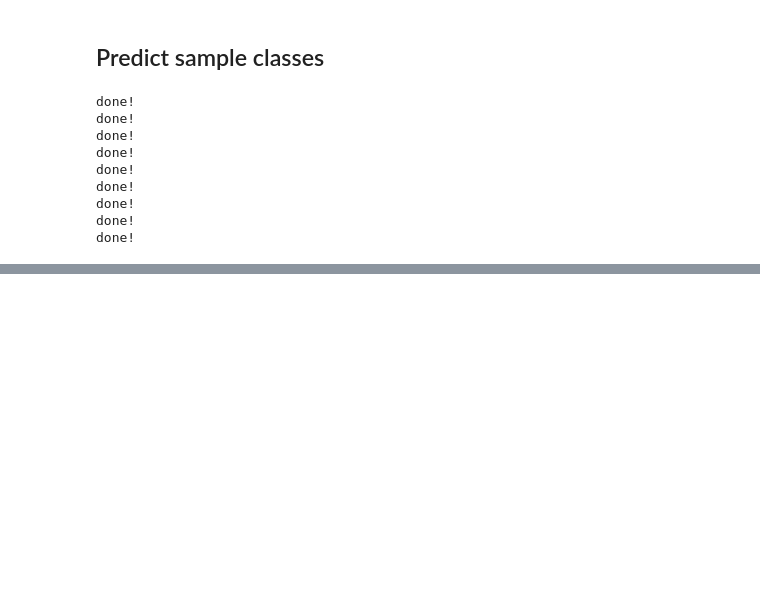
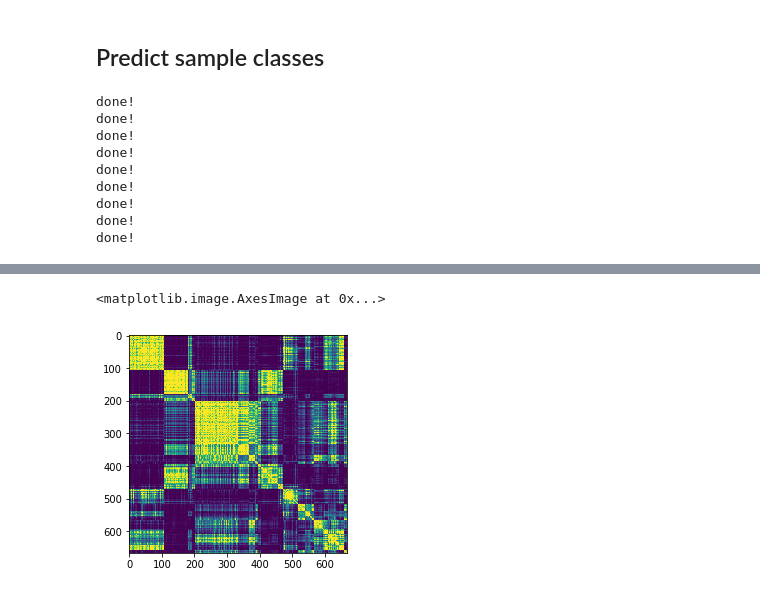
Before and after one commit to baliga-lab/miner3, a Jupyter notebook: miner/src/minerAnalysis.ipynb, the cells around one changed output, grey strips where cells are left out. Saved outputs shown, nothing was run; the diff lists cells and outputs as text; code cells hidden in the pictures; blank space fills up the shorter version.

```diff
--- a/miner/src/minerAnalysis.ipynb
+++ b/miner/src/minerAnalysis.ipynb
@@ -267,0 +330,13 @@ NameError: name 'miner' is not defined
+# %%
+regulonDictionary = miner.expandRegulonDictionary(regulons)
+# %%
+# create a background matrix used for statistical hypothesis testing
+bkgd = miner.backgroundDf(expressionData)
+# for each cluster, give samples that show high coherent cluster activity
+overExpressedMembers = miner.biclusterMembershipDictionary(regulonDictionary,bkgd,label=2)
+# for each cluster, give samples that show low coherent cluster activity
+underExpressedMembers = miner.biclusterMembershipDictionary(regulonDictionary,bkgd,label=0)
+# for each cluster, give samples that do not show coherent cluster activity
+dysregulatedMembers = miner.biclusterMembershipDictionary(regulonDictionary,bkgd,label="excluded")
+# for each cluster, give samples that show coherent cluster activity, despite magnitude of expression
+coherentMembers = miner.biclusterMembershipDictionary(regulonDictionary,bkgd,label="included")
@@ -267,0 +363,3 @@ NameError: name 'miner' is not defined
+# %%
+similarityClusters = miner.getSimilarityClusters(sampleDictionary,fequencyThreshold=0.333,similarityThreshold=0.15,highResolution=False)
+highResolutionClusters, unclustered = miner.getSimilarityClusters(sampleDictionary,fequencyThreshold=0.333,similarityThreshold=0.15,highResolution=True)
@@ -267,0 +381,10 @@ NameError: name 'miner' is not defined
+# %%
+initialClasses = miner.classesFromClusters(highResolutionClusters)
+# %%
+sampleFrequencyMatrix = miner.sampleCoincidenceMatrix(sampleDictionary,freqThreshold = 0.333,frequencies=True)
+similarityMatrix = sampleFrequencyMatrix*sampleFrequencyMatrix.T
+plt.imshow(similarityMatrix.loc[np.hstack(initialClasses),np.hstack(initialClasses)],vmax=0.5)
+#plt.savefig(os.path.join(resultsDirectory,"patientClasses15percent.pdf"))
+# %% [output]
+<matplotlib.image.AxesImage at 0x...>
+[figure, added]
```
Also changed, not shown: parts of 69 cells of this notebook, 1 other file.
